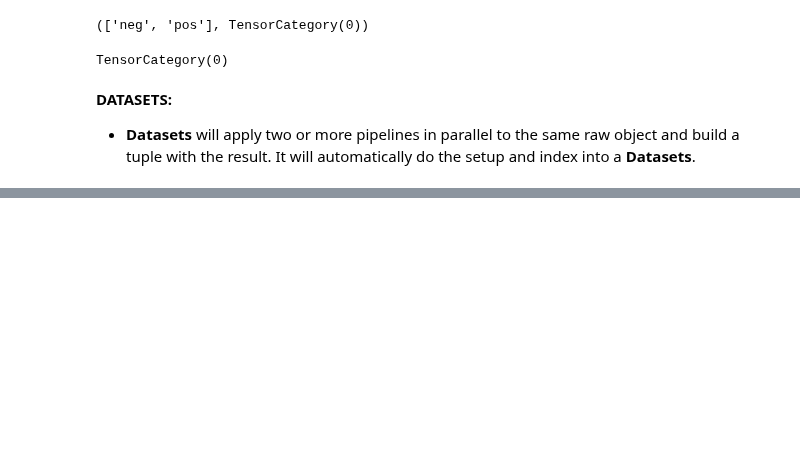
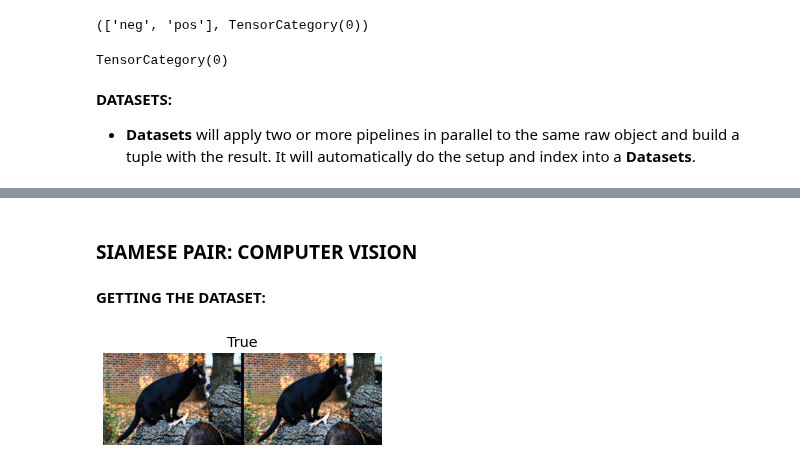
Before and after one commit to ThinamXx/Fastai, a Jupyter notebook: 10. Data Munging/DataMunging.ipynb, the cells around one changed output, grey strips where cells are left out. Cells and saved outputs as stored; diff of their text form; code cells hidden in the pictures; blank space fills up the shorter version.

Commit message:
Data API for Computer Vision

```diff
--- a/10. Data Munging/DataMunging.ipynb
+++ b/10. Data Munging/DataMunging.ipynb
@@ -218,3 +231,32 @@ dls = DataBlock(blocks=(TextBlock.from_folder(path), CategoryBlock),     # Initi
                                   folders=["train", "test"]),            # Getting Text Files.
                 splitter=GrandparentSplitter(valid_name="test")          # Splitting the Data.
                 ).dataloaders(path)                                      # Initializing Data Loaders.
+# %% [markdown]
+### **SIAMESE PAIR: COMPUTER VISION**
+# %% [markdown]
+**GETTING THE DATASET:**
+# %%
+#@ GETTING THE DATASET:
+path = untar_data(URLs.PETS)                              # Path to the Dataset.
+files = get_image_files(path/"images")                    # Getting Image Files.
+# %%
+#@ CREATING SIAMESE IMAGE OBJECT: SUBCLASSES TUPLE:
+class SiameseImage(fastuple):                             # Defining Class.
+    def show(self, ctx=None, **kwargs):                   # Defining Function.
+        img1, img2, same_breed = self                     # Initialization.
+        if not isinstance(img1, Tensor):
+            if img2.size != img1.size:                    # Inspecting Size.
+                img2 = img2.resize(img1.size)             # Resizing.
+            t1, t2 = tensor(img1), tensor(img2)           # Converting into Tensors.
+            t1, t2 = t1.permute(2,0,1),t2.permute(2,0,1)  # Changing Dimensions.
+        else: t1, t2 = img1, img2
+        line = t1.new_zeros(t1.shape[0], t1.shape[1], 10)
+        return show_image(torch.cat([t1,line,t2],dim=2),
+                          title=same_breed, ctx=ctx)      # Inspection.
+
+#@ IMPLEMENTATION OF SIAMESE IMAGE OBJECT:
+img = PILImage.create(files[0])                           # Getting an Image.
+s = SiameseImage(img, img, True)                          # Initializing Object.
+s.show();                                                 # Inspecting Image.
+# %% [output]
+[figure, added]
```
Also changed, not shown: parts of 19 cells of this notebook.
